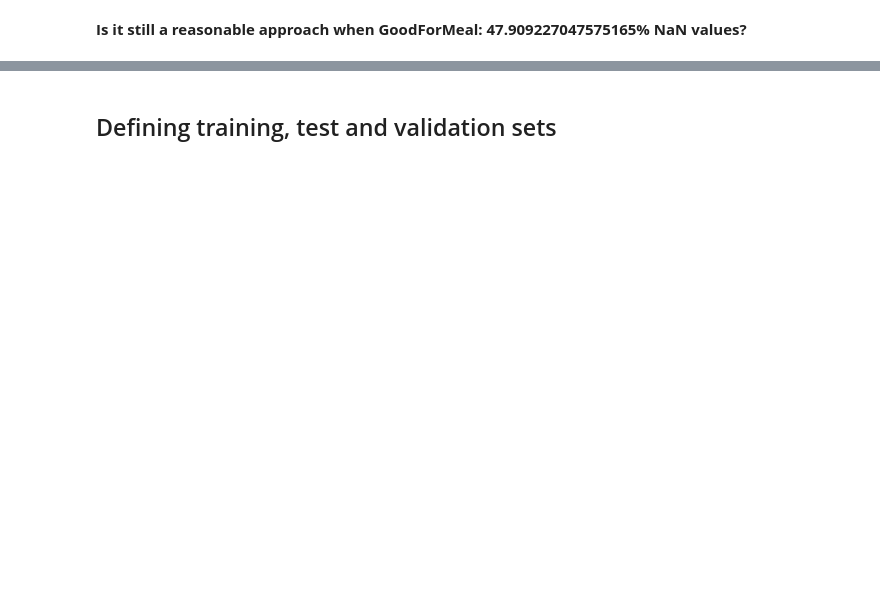
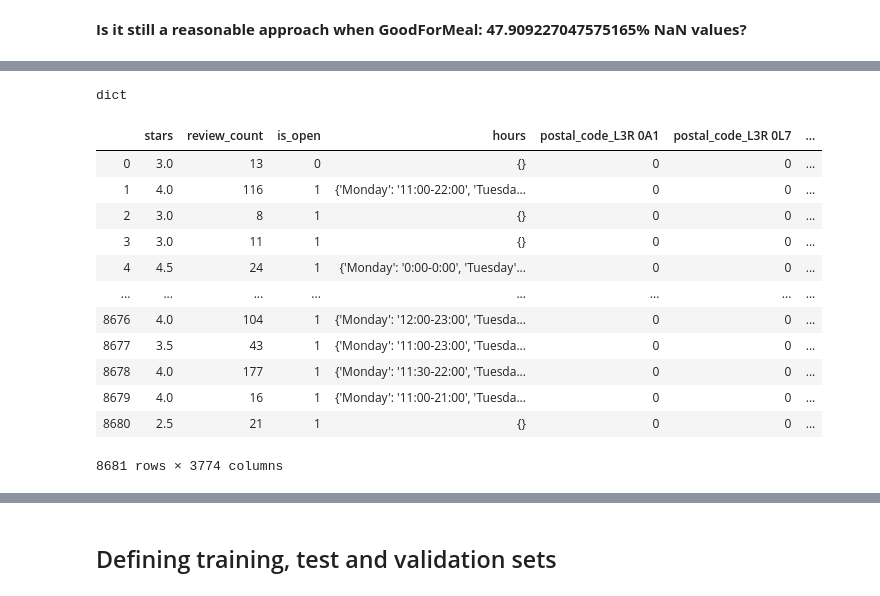
Before and after one commit to LongQin1/Adv.BA-Final-Proj, a Jupyter notebook: Investor_Why_resturants_close.ipynb, the cells around one changed output, grey strips where cells are left out. Cells and saved outputs as stored; diff of their text form; code cells hidden in the pictures; blank space fills up the shorter version.

```diff
--- a/Investor_Why_resturants_close.ipynb
+++ b/Investor_Why_resturants_close.ipynb
@@ -565,0 +571,8 @@ Resturants=Resturants.drop(['GoodForMeal'],axis=1)
+# %%
+categories=set([])
+for c in Resturants.categories:
+    categories=categories.union(set(c))
+print("The are the following {} categories exist:".format(len(categories)))
+print("--------------------------------------------")
+for category in categories:
+    print("- {}".format(category))
@@ -565,0 +599,4 @@ Resturants=Resturants.drop(['GoodForMeal'],axis=1)
+# %%
+for category in categories:
+    Resturants[category]=Resturants.categories.apply(lambda c:  int(bool(category in c)))
+Resturants=Resturants.drop(['categories'],axis=1)
@@ -565,0 +617,6 @@ Resturants=Resturants.drop(['GoodForMeal'],axis=1)
+# %%
+Resturants.hours=Resturants.hours.apply(lambda h: eval(h))
+# %%
+type(Resturants.hours[0])
+# %% [output]
+dict
@@ -565,0 +627,25 @@ Resturants=Resturants.drop(['GoodForMeal'],axis=1)
+# %%
+import datetime
+days=['Monday','Tuesday','Wednesday','Thursday','Friday','Saturday','Sunday']
+hours=[]
+for i in range (24):
+    hours.append(datetime.time(i,0,0))
+for day in days:
+    for hour in hours:
+        Resturants['open_'+day+"_"+str(hour)]=0 #default closed
+# %%
+Resturants
+# %% [output]
+|  | stars | review_count | is_open | hours | postal_code_L3R 0A1 | postal_code_L3R 0L7 | ... |
+| 0 | 3.0 | 13 | 0 | {} | 0 | 0 | ... |
+| 1 | 4.0 | 116 | 1 | {'Monday': '11:00-22:00', 'Tuesda... | 0 | 0 | ... |
+| 2 | 3.0 | 8 | 1 | {} | 0 | 0 | ... |
+| 3 | 3.0 | 11 | 1 | {} | 0 | 0 | ... |
+| 4 | 4.5 | 24 | 1 | {'Monday': '0:00-0:00', 'Tuesday'... | 0 | 0 | ... |
+| ... | ... | ... | ... | ... | ... | ... | ... |
+| 8676 | 4.0 | 104 | 1 | {'Monday': '12:00-23:00', 'Tuesda... | 0 | 0 | ... |
+| 8677 | 3.5 | 43 | 1 | {'Monday': '11:00-23:00', 'Tuesda... | 0 | 0 | ... |
+| 8678 | 4.0 | 177 | 1 | {'Monday': '11:30-22:00', 'Tuesda... | 0 | 0 | ... |
+| 8679 | 4.0 | 16 | 1 | {'Monday': '11:00-21:00', 'Tuesda... | 0 | 0 | ... |
+| 8680 | 2.5 | 21 | 1 | {} | 0 | 0 | ... |
+8681 rows × 3774 columns
```
Also changed, not shown: parts of 22 cells of this notebook, 1 other file.
